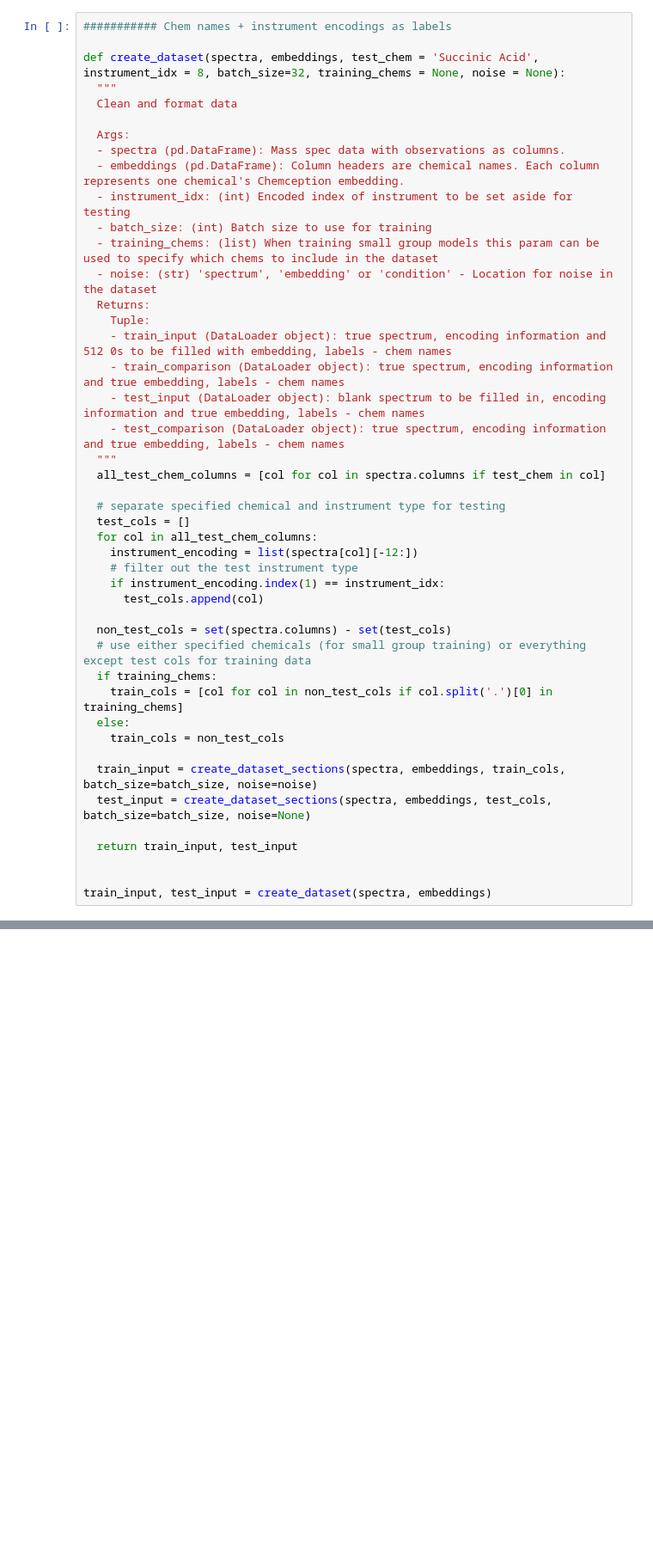
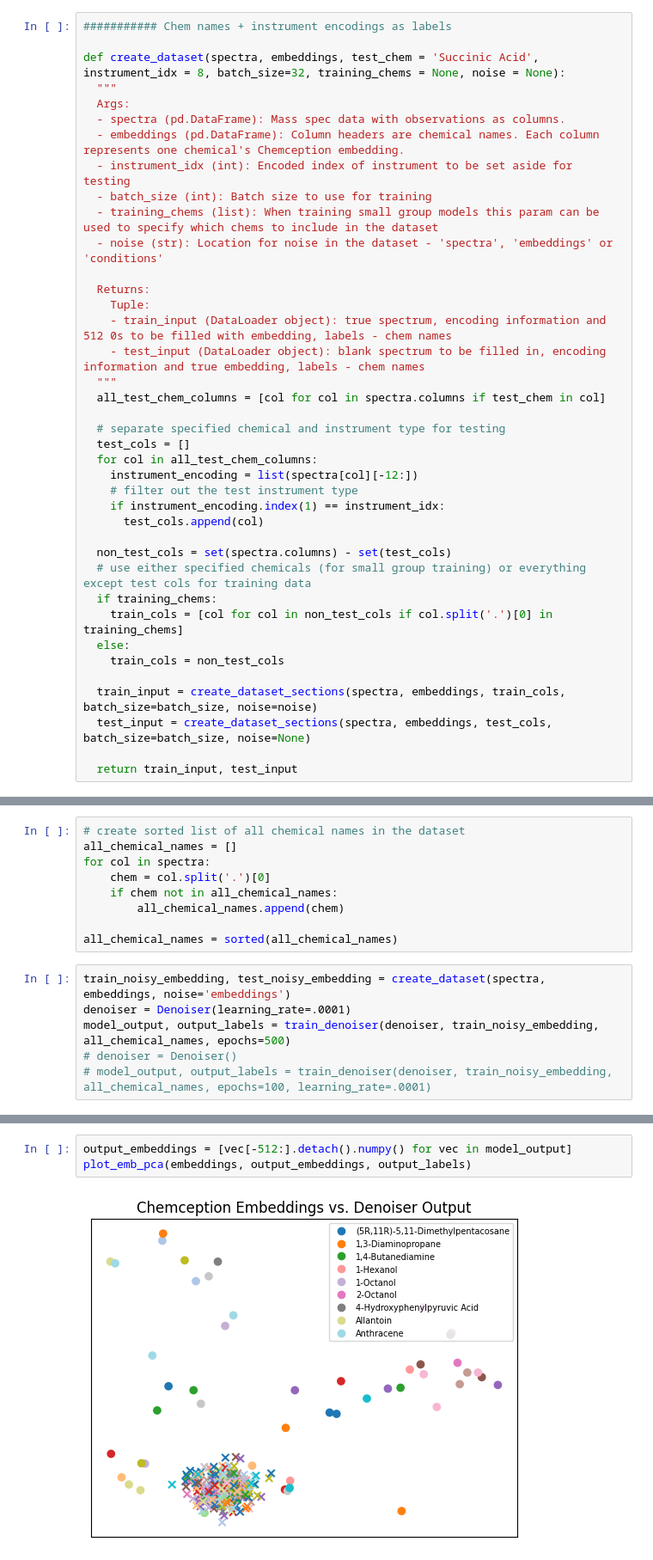
Before and after one commit to CateMerfeld/mass_spec, a Jupyter notebook: single_model/denoiser.ipynb, the cells around one changed output, grey strips where cells are left out. Shown at 86% size. Drawn from its saved outputs; the diff is of its cells as text; blank space fills up the shorter version.

Commit message:
Denoiser running with noisy embeddings

```diff
--- a/single_model/denoiser.ipynb
+++ b/single_model/denoiser.ipynb
@@ -66,21 +114,18 @@ def create_dataset_sections(spectra, embeddings, columns, batch_size=32, noise =
 
 def create_dataset(spectra, embeddings, test_chem = 'Succinic Acid', instrument_idx = 8, batch_size=32, training_chems = None, noise = None):
   """
-  Clean and format data
-
   Args:
   - spectra (pd.DataFrame): Mass spec data with observations as columns.
   - embeddings (pd.DataFrame): Column headers are chemical names. Each column represents one chemical's Chemception embedding.
-  - instrument_idx: (int) Encoded index of instrument to be set aside for testing
-  - batch_size: (int) Batch size to use for training
-  - training_chems: (list) When training small group models this param can be used to specify which chems to include in the dataset
-  - noise: (str) 'spectrum', 'embedding' or 'condition' - Location for noise in the dataset
+  - instrument_idx (int): Encoded index of instrument to be set aside for testing
+  - batch_size (int): Batch size to use for training
+  - training_chems (list): When training small group models this param can be used to specify which chems to include in the dataset
+  - noise (str): Location for noise in the dataset - 'spectra', 'embeddings' or 'conditions'
+
   Returns:
     Tuple:
     - train_input (DataLoader object): true spectrum, encoding information and 512 0s to be filled with embedding, labels - chem names
-    - train_comparison (DataLoader object): true spectrum, encoding information and true embedding, labels - chem names
     - test_input (DataLoader object): blank spectrum to be filled in, encoding information and true embedding, labels - chem names
-    - test_comparison (DataLoader object): true spectrum, encoding information and true embedding, labels - chem names
   """
   all_test_chem_columns = [col for col in spectra.columns if test_chem in col]
 
@@ -103,6 +148,3 @@ def create_dataset(spectra, embeddings, test_chem = 'Succinic Acid', instrument_
   test_input = create_dataset_sections(spectra, embeddings, test_cols, batch_size=batch_size, noise=None)
 
   return train_input, test_input
-
-
-train_input, test_input = create_dataset(spectra, embeddings)
@@ -237,0 +226,15 @@ class Encoder(nn.Module):
+# %%
+# create sorted list of all chemical names in the dataset
+all_chemical_names = []
+for col in spectra:
+    chem = col.split('.')[0]
+    if chem not in all_chemical_names:
+        all_chemical_names.append(chem)
+
+all_chemical_names = sorted(all_chemical_names)
+# %%
+train_noisy_embedding, test_noisy_embedding = create_dataset(spectra, embeddings, noise='embeddings')
+denoiser = Denoiser(learning_rate=.0001)
+model_output, output_labels = train_denoiser(denoiser, train_noisy_embedding, all_chemical_names, epochs=500)
+# denoiser = Denoiser()
+# model_output, output_labels = train_denoiser(denoiser, train_noisy_embedding, all_chemical_names, epochs=100, learning_rate=.0001)
@@ -237,0 +259,5 @@ class Encoder(nn.Module):
+# %%
+output_embeddings = [vec[-512:].detach().numpy() for vec in model_output]
+plot_emb_pca(embeddings, output_embeddings, output_labels)
+# %% [output]
+[figure, added]
```
Also changed, not shown: parts of 6 cells of this notebook.
